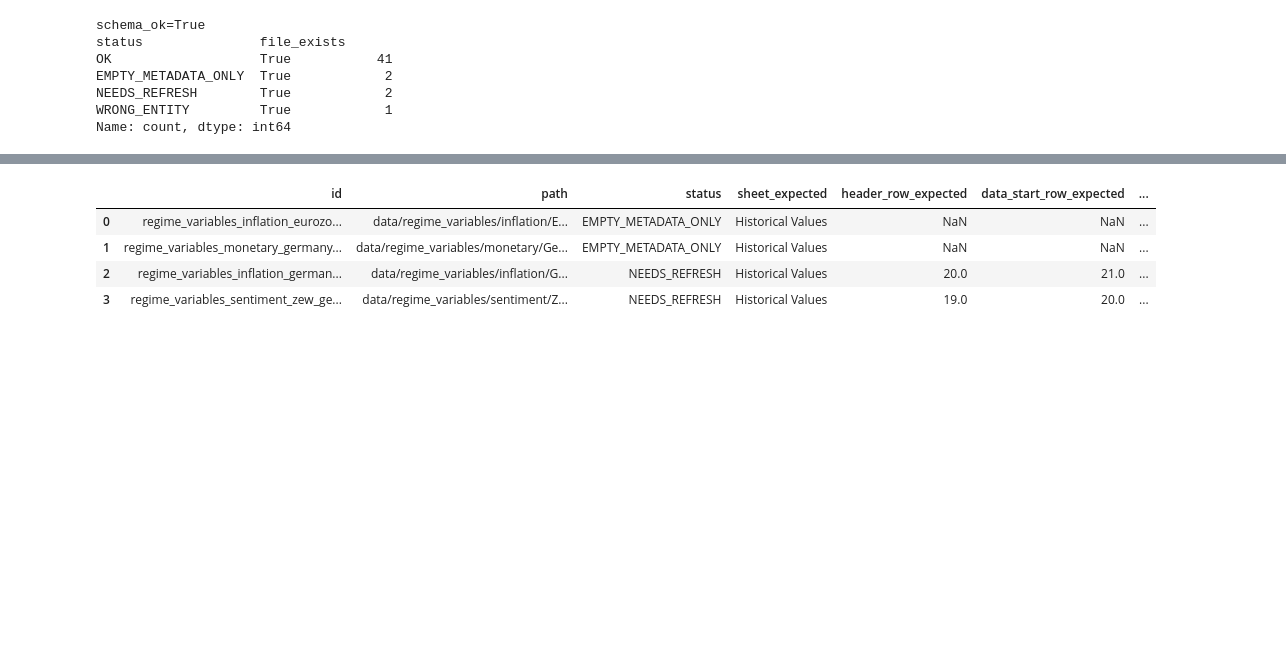
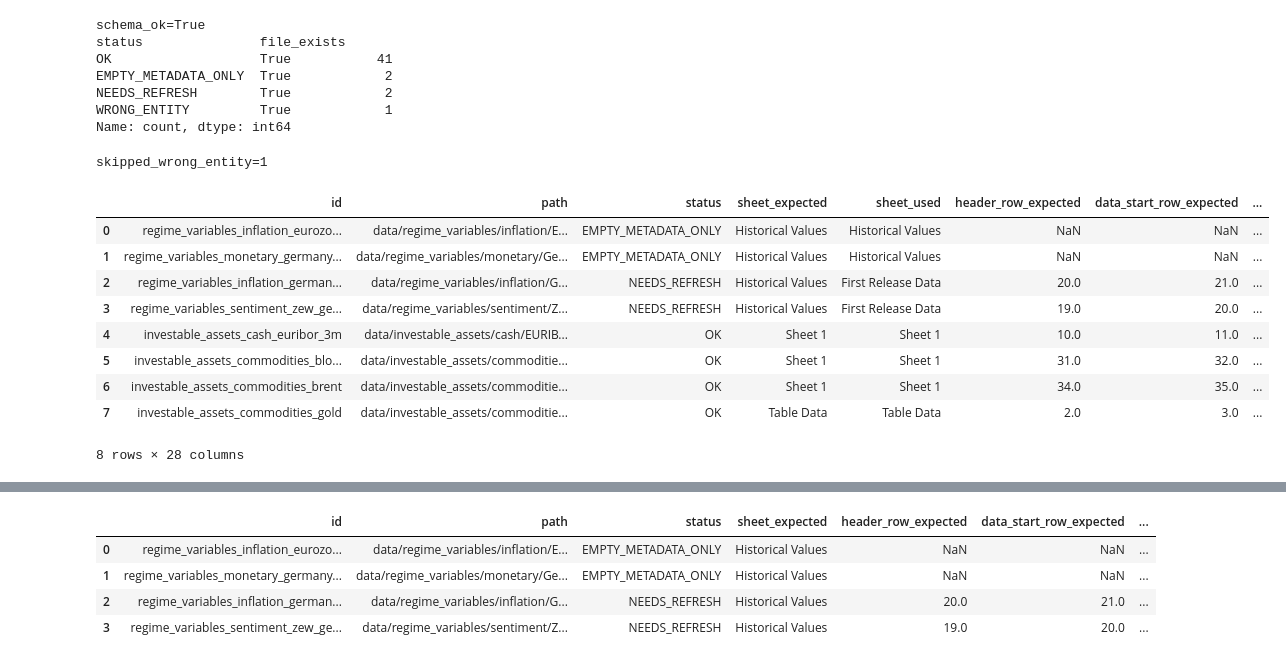
Before and after one commit to jorge-grube/PAPER, a Jupyter notebook: notebooks/01_data_quality_audit.ipynb, the cells around one changed output, grey strips where cells are left out. Saved outputs shown, nothing was run; the diff lists cells and outputs as text; code cells hidden in the pictures; blank space fills up the shorter version.

```diff
--- a/notebooks/01_data_quality_audit.ipynb
+++ b/notebooks/01_data_quality_audit.ipynb
@@ -98,6 +98,12 @@ def first_numeric_after_date(row_values):
     for v in row_values[1:]:
         if isinstance(v, (int, float)) and not isinstance(v, bool):
             return float(v)
+        if isinstance(v, str):
+            raw = v.strip().replace('%', '')
+            raw = raw.replace(',', '.') if raw.count(',') == 1 and raw.count('.') == 0 else raw.replace(',', '')
+            num = pd.to_numeric(raw, errors='coerce')
+            if pd.notna(num):
+                return float(num)
     return None
 
 def has_live_query_formula(ws, max_rows=40, max_cols=12):
@@ -261,7 +267,6 @@ for rec in df.to_dict(orient='records'):
         except Exception:
             out['issues'].append('header_read_error')
 
-    # ETL/EDA extraction with sheet fallback when expected sheet has no cached rows.
     extraction = evaluate_sheet(ws_expected, data_start_hint=dr)
     best_sheet_name = expected_sheet
     best_extraction = extraction
@@ -284,8 +289,13 @@ for rec in df.to_dict(orient='records'):
     out['n_valid_dates'] = best_extraction['n_rows']
 
     if best_extraction['n_rows'] == 0:
-        ws_for_formula = wb[expected_sheet]
-        live_formula = has_live_query_formula(ws_for_formula)
+        live_formula = False
+        try:
+            wb_formula = load_workbook(filename=p, data_only=False, read_only=True)
+            if expected_sheet in wb_formula.sheetnames:
+                live_formula = has_live_query_formula(wb_formula[expected_sheet])
+        except Exception:
+            live_formula = False
 
         if live_formula:
             out['warnings'].append('live_query_formula_without_cached_history')
@@ -299,33 +309,45 @@ for rec in df.to_dict(orient='records'):
         out['date_max'] = ds.max()
         monotonic_inc = bool(ds.is_monotonic_increasing)
         monotonic_dec = bool(ds.is_monotonic_decreasing)
         out['date_is_monotonic'] = monotonic_inc or monotonic_dec
         out['n_duplicate_dates'] = int(ds.duplicated().sum())
 
         val_series = pd.Series(best_extraction['values'], dtype='float64')
         out['value_missing_ratio'] = float(val_series.isna().mean())
 
         out['first_date_value'] = str(best_extraction['dates'][0])
         out['first_date_parse_ok'] = True
 
         if out['n_duplicate_dates'] > 0:
             out['warnings'].append('duplicate_dates')
         if not out['date_is_monotonic']:
             out['warnings'].append('date_not_sorted')
         if out['value_missing_ratio'] is not None and out['value_missing_ratio'] > 0.25:
             out['warnings'].append('high_missing_ratio_value_series')
         if best_sheet_name != expected_sheet:
             out['warnings'].append('used_fallback_sheet_for_extraction')
 
     out['issue_count'] = len(out['issues'])
     out['warning_count'] = len(out['warnings'])
     out['quality_ok'] = out['issue_count'] == 0
     rows.append(out)
 
 qa = pd.DataFrame(rows)
 qa = qa.sort_values(['issue_count', 'warning_count', 'id'], ascending=[False, False, True]).reset_index(drop=True)
 print(f'skipped_wrong_entity={len(skip_ids)}')
 qa.head(8)
+# %% [output]
+skipped_wrong_entity=1
+|  | id | path | status | sheet_expected | sheet_used | header_row_expected | data_start_row_expected | ... |
+| 0 | regime_variables_inflation_eurozo... | data/regime_variables/inflation/E... | EMPTY_METADATA_ONLY | Historical Values | Historical Values | NaN | NaN | ... |
+| 1 | regime_variables_monetary_germany... | data/regime_variables/monetary/Ge... | EMPTY_METADATA_ONLY | Historical Values | Historical Values | NaN | NaN | ... |
+| 2 | regime_variables_inflation_german... | data/regime_variables/inflation/G... | NEEDS_REFRESH | Historical Values | First Release Data | 20.0 | 21.0 | ... |
+| 3 | regime_variables_sentiment_zew_ge... | data/regime_variables/sentiment/Z... | NEEDS_REFRESH | Historical Values | First Release Data | 19.0 | 20.0 | ... |
+| 4 | investable_assets_cash_euribor_3m | data/investable_assets/cash/EURIB... | OK | Sheet 1 | Sheet 1 | 10.0 | 11.0 | ... |
+| 5 | investable_assets_commodities_blo... | data/investable_assets/commoditie... | OK | Sheet 1 | Sheet 1 | 31.0 | 32.0 | ... |
+| 6 | investable_assets_commodities_brent | data/investable_assets/commoditie... | OK | Sheet 1 | Sheet 1 | 34.0 | 35.0 | ... |
+| 7 | investable_assets_commodities_gold | data/investable_assets/commoditie... | OK | Table Data | Table Data | 2.0 | 3.0 | ... |
+8 rows × 28 columns
 # %%
 total = len(qa)
 ok = int(qa['quality_ok'].sum())
```
Also changed, not shown: parts of 8 cells of this notebook.
